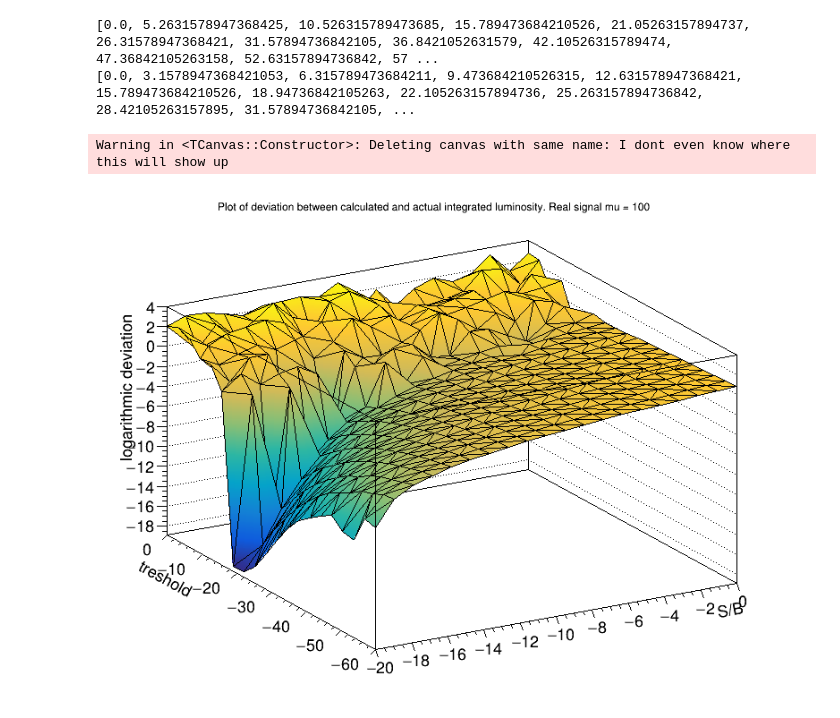
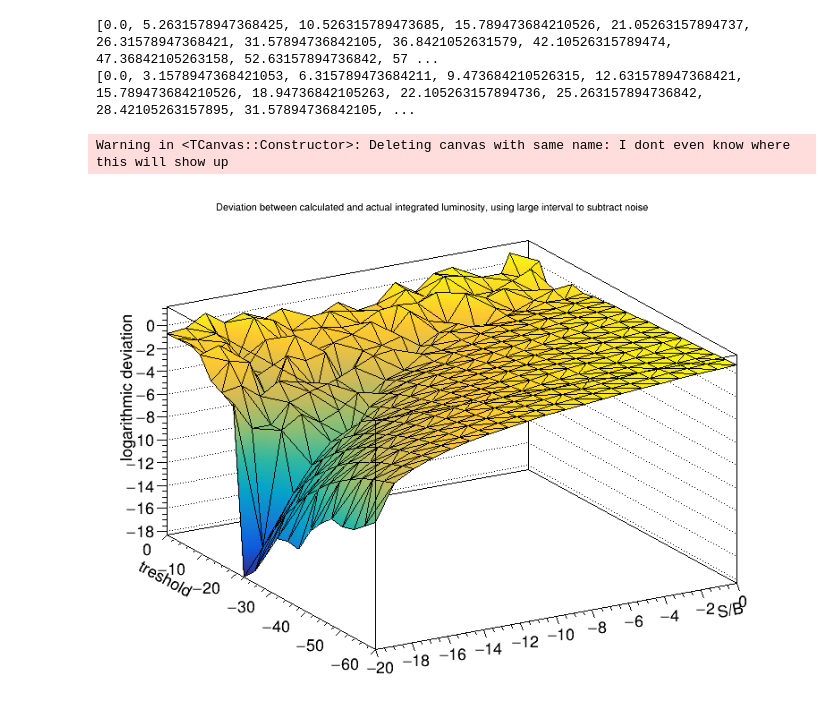
Before and after one commit to rupozzi/HGTDLumiToyStudies, a Jupyter notebook: New_simulation_of_bunchcrossings_and_calculation_simulated_calculation_of_luminosity.ipynb, the cells around one changed output. Saved outputs shown, nothing was run; the diff lists cells and outputs as text; code cells hidden in the pictures.

Commit message:
Simulated using large interval to estimate and subtract noise

```diff
--- a/New_simulation_of_bunchcrossings_and_calculation_simulated_calculation_of_luminosity.ipynb
+++ b/New_simulation_of_bunchcrossings_and_calculation_simulated_calculation_of_luminosity.ipynb
@@ -13,7 +13,7 @@ particles_per_collision = 75             #The average number of particles that a
 ratio_of_particles_through_HGTD = 0.3    #My guess of the ratio of particles created in a BC that cross through HGTD. Should probably be between 0.1 and 1
 Noisereadings_per_BC = 3.6*10**6
 
-BCs_to_simulate = 1                      #How many subsequent bunch crossings the code simulates
+BCs_to_simulate = 100                      #How many subsequent bunch crossings the code simulates
 
 real_signal_mu = 100                     #The real value of the parameter mu in the signal enery curve for detected particles
 real_signal_sigma = 20
@@ -64,8 +64,8 @@ for model_signal_mu in model_signal_mus:
         #print("Model expected signal above " + str(model_expected_signal_above))
         #print("Model expected noise above " + str(model_expected_noise_above))
 
-        noise_count = Noisereadings_per_BC
-        signal_count = mu_collisions_per_BC * particles_per_collision * ratio_of_particles_through_HGTD
+        noise_count = BCs_to_simulate * Noisereadings_per_BC
+        signal_count = BCs_to_simulate * mu_collisions_per_BC * particles_per_collision * ratio_of_particles_through_HGTD
 
         noise_above_count = 0
         signal_above_count = 0
@@ -114,33 +114,33 @@ for model_signal_mu in model_signal_mus:
         new_computed_signal_count = total_above_count/model_expected_signal_above
 
         # Compare with signal_count which is the correct value
         #print([model_signal_mu, treshold_value])
         #print("Computed signal above over signal count assuming we know event_ratio: " + str(computed_signal_count/signal_count))
         #print("Total above over signal count " + str(total_above_count/signal_count))
         #print("Computed signal above over signal count NOT assuming we know event_ratio: " + str(new_computed_signal_count/signal_count))
 
         #TFor the plot
         deviation = computed_signal_count/signal_count      #Calculate the deviation with both ways of computing the integrated luminosity
         alt_deviation = new_computed_signal_count/signal_count
 
         log_deviation = np.log(0.00000001 + abs(1 - computed_signal_count/signal_count))      #Also calculating the log of the deviation
         alt_log_deviation = np.log(0.00000001 + abs(1 - new_computed_signal_count/signal_count))
 
         error_against_mu_treshold_plot.SetPoint(point_index, model_signal_mu/noise_sigma, treshold_value, deviation)           #Adding data to both the logarithmic and non-logarithmic plot
         error_against_mu_treshold_logplot.SetPoint(point_index, -model_signal_mu/noise_sigma, -treshold_value, log_deviation)   #I made the mu and treshold values negative to "flip" the axes in the plot for better visual inspection
 
         point_index += 1
 
 #Försök till plot (just nu kan man bara plotta antingen log plotten eller icke-log plotten)
 canvas = ROOT.TCanvas("I dont even know where this will show up", "not this either", 800, 600)
 #error_against_mu_treshold_plot.Draw("TRI1")
 error_against_mu_treshold_logplot.Draw("TRI1")
-#error_against_mu_treshold_plot.SetTitle("Plot of deviation between calculated and actual integrated luminosity. Real sigma mu = "+ str(real_signal_mu) + "; model sigma mu; treshold; deviation");
-error_against_mu_treshold_logplot.SetTitle("Plot of deviation between calculated and actual integrated luminosity. Real signal mu = "+ str(real_signal_mu) + "; S/B; treshold; logarithmic deviation");
+#error_against_mu_treshold_plot.SetTitle("Plot of deviation between calculated and actual integrated luminosity, using the large interval to estimate and subtract noise above treshold. S/B is varied by varying mu for the signal landau-distr. Real sigma mu = "+ str(real_signal_mu) + "; model sigma mu; treshold; deviation");
+error_against_mu_treshold_logplot.SetTitle("Deviation between calculated and actual integrated luminosity, using large interval to subtract noise; S/B; treshold; logarithmic deviation");
 
 canvas.Draw()
 # %% [output]
 [0.0, 5.2631578947368425, 10.526315789473685, 15.789473684210526, 21.05263157894737, 26.31578947368421, 31.57894736842105, 36.8421052631579, 42.10526315789474, 47.36842105263158, 52.63157894736842, 57 ...
 [0.0, 3.1578947368421053, 6.315789473684211, 9.473684210526315, 12.631578947368421, 15.789473684210526, 18.94736842105263, 22.105263157894736, 25.263157894736842, 28.42105263157895, 31.57894736842105, ...
 Warning in <TCanvas::Constructor>: Deleting canvas with same name: I dont even know where this will show up
-[figure, old version]
+[figure, new version]
```
